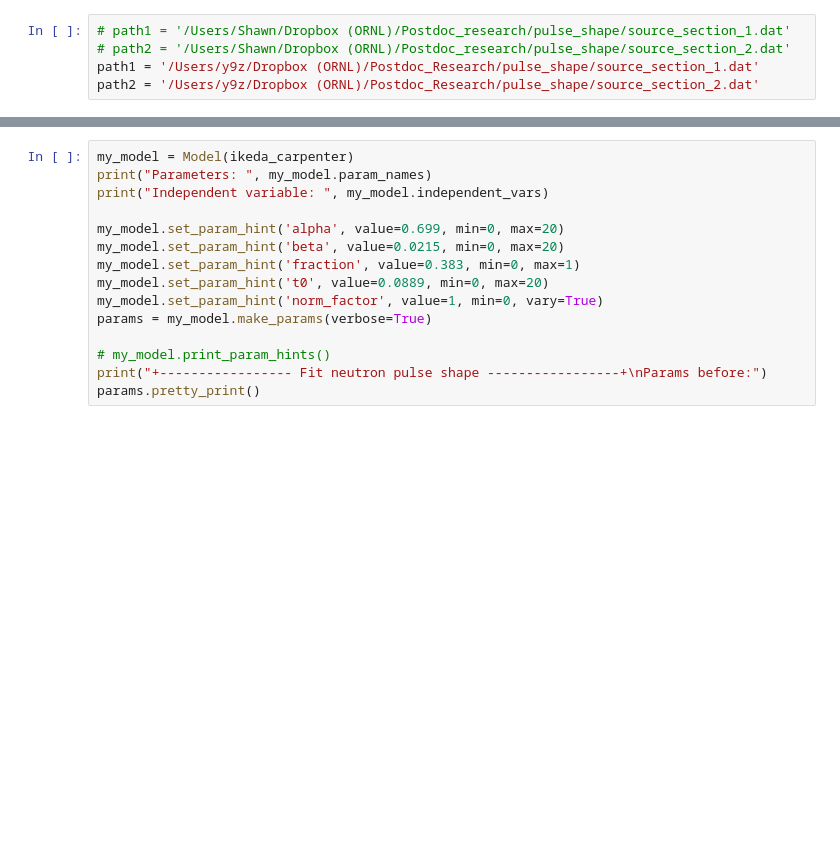
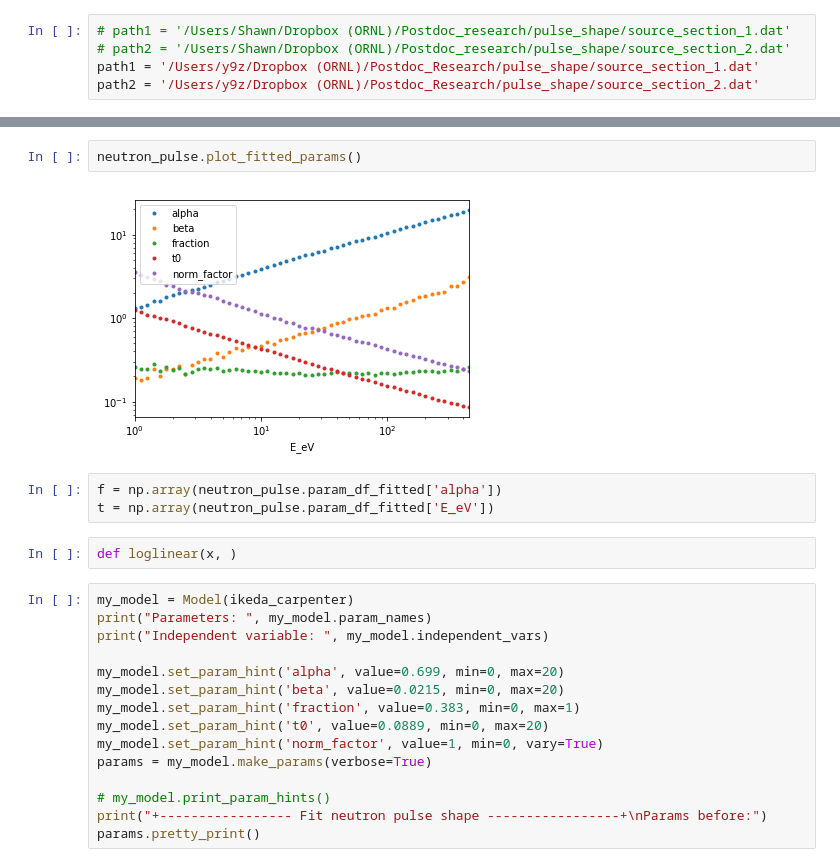
Before and after one commit to ornlneutronimaging/ResoFit, a Jupyter notebook: ResoFit/fit_neutron_pulse_shape.ipynb, the cells around one changed output, grey strips where cells are left out. Cells and saved outputs as stored; diff of their text form; blank space fills up the shorter version.

```diff
--- a/ResoFit/fit_neutron_pulse_shape.ipynb
+++ b/ResoFit/fit_neutron_pulse_shape.ipynb
@@ -24,3 +60,12 @@ t = np.array(neutron_pulse.shape_dict[1]['data']['t_us'])
+# %%
+neutron_pulse.plot_fitted_params()
+# %% [output]
+[figure, added]
+# %%
+f = np.array(neutron_pulse.param_df_fitted['alpha'])
+t = np.array(neutron_pulse.param_df_fitted['E_eV'])
+# %%
+def loglinear(x, )
 # %%
 my_model = Model(ikeda_carpenter)
 print("Parameters: ", my_model.param_names)
```
Also changed, not shown: parts of 9 cells of this notebook, 5 other files.
